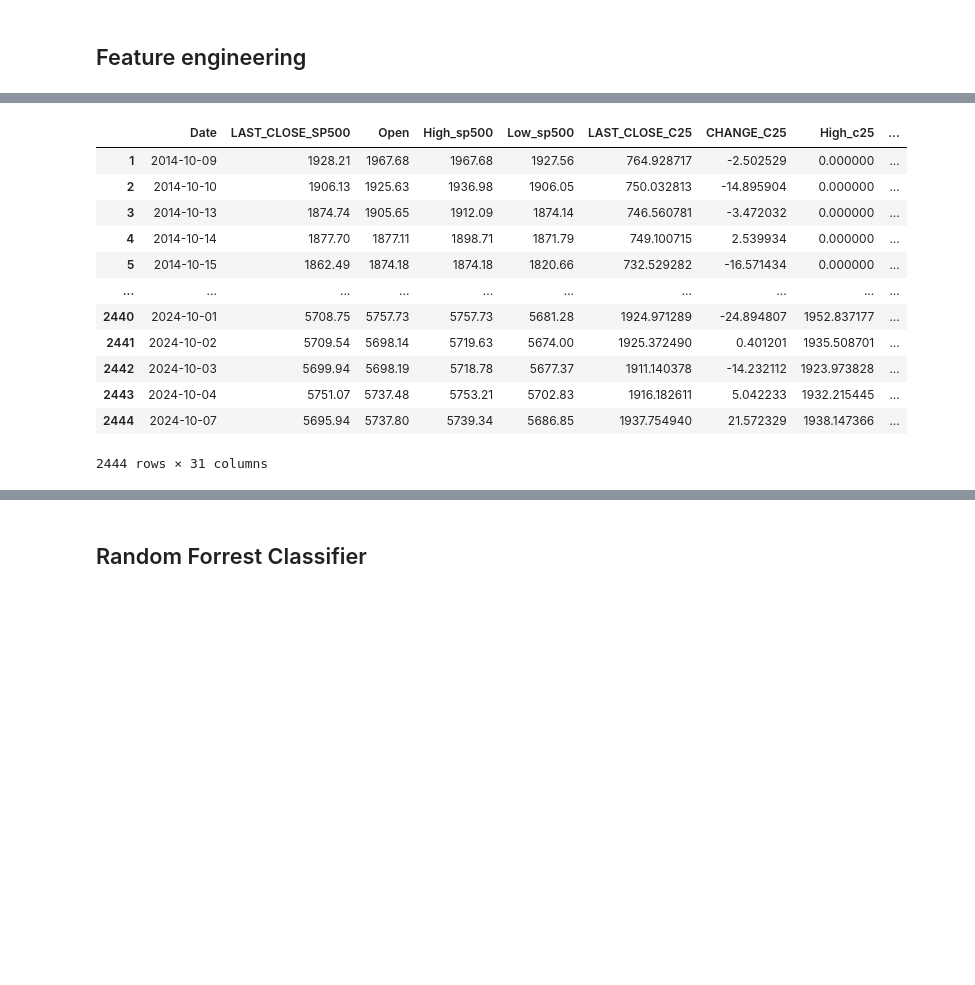
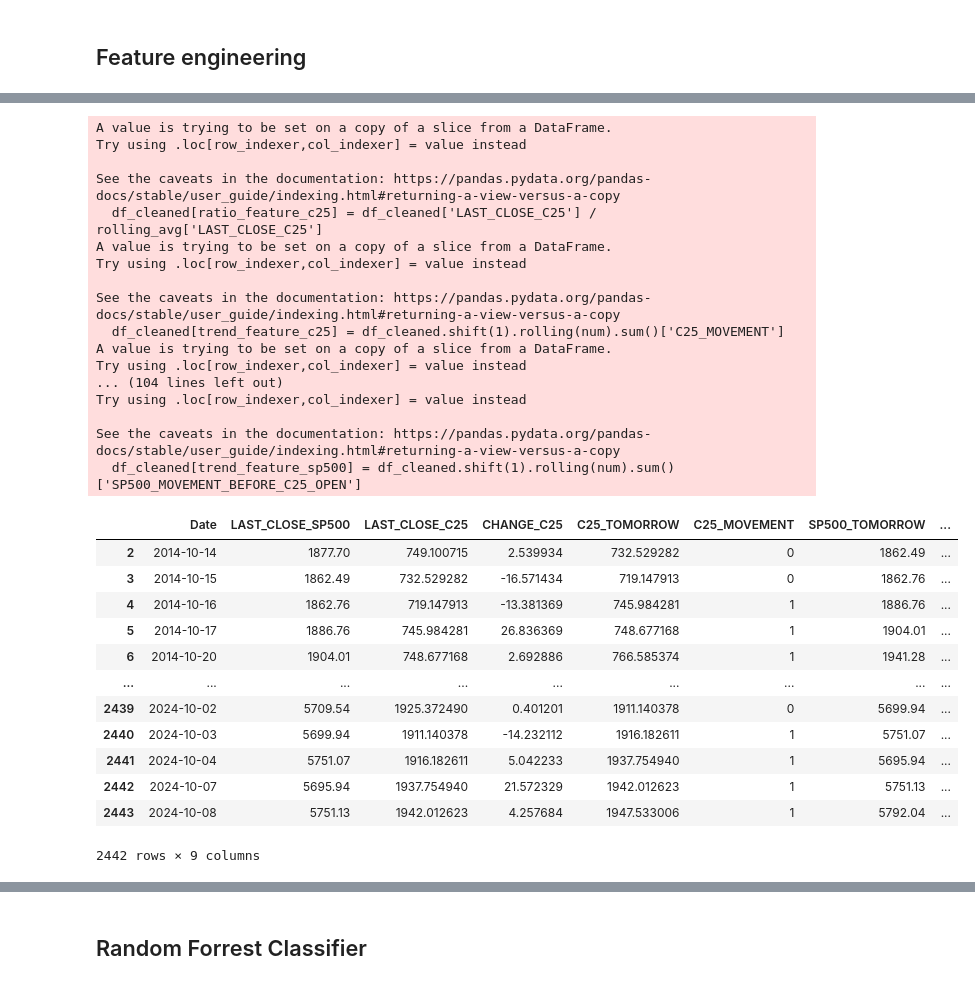
Before and after one commit to badranyoussef/bi-exam-project-stock, a Jupyter notebook: notebooks/new_data.ipynb, the cells around one changed output, grey strips where cells are left out. Saved outputs shown, nothing was run; the diff lists cells and outputs as text; code cells hidden in the pictures; blank space fills up the shorter version.

```diff
--- a/notebooks/new_data.ipynb
+++ b/notebooks/new_data.ipynb
@@ -122,2 +197,5 @@ df = df.rename(columns={'Close/Last':'LAST_CLOSE_SP500', 'Index Value':'LAST_CLO
 # %% [markdown]
 ## Feature engineering
+# %%
+df_cleaned = df.set_index('Date')
+df_cleaned.columns
@@ -123,0 +204,10 @@ df = df.rename(columns={'Close/Last':'LAST_CLOSE_SP500', 'Index Value':'LAST_CLO
+# %%
+df_cleaned['C25_TOMORROW'] = df_cleaned['LAST_CLOSE_C25'].shift(-1)
+df_cleaned['C25_MOVEMENT'] = (df_cleaned['C25_TOMORROW'] > df_cleaned['LAST_CLOSE_C25']).astype(int)
+
+df_cleaned['SP500_TOMORROW'] = df_cleaned['LAST_CLOSE_SP500'].shift(-1)
+df_cleaned['SP500_MOVEMENT'] = (df_cleaned['SP500_TOMORROW'] > df_cleaned['LAST_CLOSE_SP500']).astype(int)
+
+df_cleaned['SP500_MOVEMENT_BEFORE_C25_OPEN'] = df_cleaned['SP500_MOVEMENT'].shift(1)
+
+df_cleaned
@@ -124 +229,3 @@ df = df.rename(columns={'Close/Last':'LAST_CLOSE_SP500', 'Index Value':'LAST_CLO
+# %%
+df_cleaned = df_cleaned.dropna()
 # %%
@@ -135,8 +237 @@ Index(['Date', 'LAST_CLOSE_SP500', 'Open', 'High_sp500', 'Low_sp500',
       dtype='object')
-# %%
-df['CHANGE_SP500'] = df['LAST_CLOSE_SP500'] - df['LAST_CLOSE_SP500'].shift(1)
-df['C25_MOVEMENT'] = (df['CHANGE_C25'] > 0).astype(int)
-df['SP500_MOVEMENT_SAME_DAY'] = df['CHANGE_SP500'].shift(1)
-df['C25_MOVEMENT_YESTERDAY'] = df['C25_MOVEMENT'].shift(1)
-df['SP500_MOVEMENT_YESTERDAY'] = df['CHANGE_SP500'].shift(2)
-df
@@ -173,32 +238,52 @@ df.dropna()
 # %%
 # Create rolling averages
 days = [3, 5, 10, 15, 20, 65, 130, 260] # 3 days, 1,2,3,4 weeks, 3,6,12 months
 
 for num in days:
     # To calculate the rolling average for days for the data frame
-    rolling_avg = df.drop(columns='Date').rolling(num).mean()
+    rolling_avg = df_cleaned.rolling(num).mean()
     # Then we use the rolling average for the LAST_CLOSE_SP500 and _C25
     # to see the ratio between the close today and days ago
+    #ratio_feature_sp500 = f'C25_CLOSE_RATIO_{num}'
     #df[f'SP500_CLOSE_RATIO_{num}'] = df['LAST_CLOSE_SP500'] / rolling_avg['LAST_CLOSE_SP500']
-    ratio_feature = f'C25_CLOSE_RATIO_{num}'
-    df[ratio_feature] = df['LAST_CLOSE_C25'] / rolling_avg['LAST_CLOSE_C25']
+    ratio_feature_c25 = f'C25_CLOSE_RATIO_{num}'
+    df_cleaned[ratio_feature_c25] = df_cleaned['LAST_CLOSE_C25'] / rolling_avg['LAST_CLOSE_C25']
 
     # Takes the trend of the change over X-days and adds the result to next row
-    trend_feature = f'Trend_{num}'
-    df[trend_feature] = df.drop(columns='Date').shift(1).rolling(num).sum()['C25_MOVEMENT']
+    trend_feature_c25 = f'C25_Trend_{num}'
+    df_cleaned[trend_feature_c25] = df_cleaned.shift(1).rolling(num).sum()['C25_MOVEMENT']
+    trend_feature_sp500 = f'SP500_Trend_{num}'
+    df_cleaned[trend_feature_sp500] = df_cleaned.shift(1).rolling(num).sum()['SP500_MOVEMENT_BEFORE_C25_OPEN']
 
 df
 # %% [output]
+A value is trying to be set on a copy of a slice from a DataFrame.
+Try using .loc[row_indexer,col_indexer] = value instead
+
+See the caveats in the documentation: https://pandas.pydata.org/pandas-docs/stable/user_guide/indexing.html#returning-a-view-versus-a-copy
+  df_cleaned[ratio_feature_c25] = df_cleaned['LAST_CLOSE_C25'] / rolling_avg['LAST_CLOSE_C25']
+A value is trying to be set on a copy of a slice from a DataFrame.
+Try using .loc[row_indexer,col_indexer] = value instead
+
+See the caveats in the documentation: https://pandas.pydata.org/pandas-docs/stable/user_guide/indexing.html#returning-a-view-versus-a-copy
+  df_cleaned[trend_feature_c25] = df_cleaned.shift(1).rolling(num).sum()['C25_MOVEMENT']
+A value is trying to be set on a copy of a slice from a DataFrame.
+Try using .loc[row_indexer,col_indexer] = value instead
+... (104 lines left out)
+Try using .loc[row_indexer,col_indexer] = value instead
+
+See the caveats in the documentation: https://pandas.pydata.org/pandas-docs/stable/user_guide/indexing.html#returning-a-view-versus-a-copy
+  df_cleaned[trend_feature_sp500] = df_cleaned.shift(1).rolling(num).sum()['SP500_MOVEMENT_BEFORE_C25_OPEN']
-|  | Date | LAST_CLOSE_SP500 | Open | High_sp500 | Low_sp500 | LAST_CLOSE_C25 | CHANGE_C25 | High_c25 | ... |
-| 1 | 2014-10-09 | 1928.21 | 1967.68 | 1967.68 | 1927.56 | 764.928717 | -2.502529 | 0.000000 | ... |
-| 2 | 2014-10-10 | 1906.13 | 1925.63 | 1936.98 | 1906.05 | 750.032813 | -14.895904 | 0.000000 | ... |
-| 3 | 2014-10-13 | 1874.74 | 1905.65 | 1912.09 | 1874.14 | 746.560781 | -3.472032 | 0.000000 | ... |
-| 4 | 2014-10-14 | 1877.70 | 1877.11 | 1898.71 | 1871.79 | 749.100715 | 2.539934 | 0.000000 | ... |
-| 5 | 2014-10-15 | 1862.49 | 1874.18 | 1874.18 | 1820.66 | 732.529282 | -16.571434 | 0.000000 | ... |
-| ... | ... | ... | ... | ... | ... | ... | ... | ... | ... |
-| 2440 | 2024-10-01 | 5708.75 | 5757.73 | 5757.73 | 5681.28 | 1924.971289 | -24.894807 | 1952.837177 | ... |
-| 2441 | 2024-10-02 | 5709.54 | 5698.14 | 5719.63 | 5674.00 | 1925.372490 | 0.401201 | 1935.508701 | ... |
-| 2442 | 2024-10-03 | 5699.94 | 5698.19 | 5718.78 | 5677.37 | 1911.140378 | -14.232112 | 1923.973828 | ... |
-| 2443 | 2024-10-04 | 5751.07 | 5737.48 | 5753.21 | 5702.83 | 1916.182611 | 5.042233 | 1932.215445 | ... |
-| 2444 | 2024-10-07 | 5695.94 | 5737.80 | 5739.34 | 5686.85 | 1937.754940 | 21.572329 | 1938.147366 | ... |
+|  | Date | LAST_CLOSE_SP500 | LAST_CLOSE_C25 | CHANGE_C25 | C25_TOMORROW | C25_MOVEMENT | SP500_TOMORROW | ... |
+| 2 | 2014-10-14 | 1877.70 | 749.100715 | 2.539934 | 732.529282 | 0 | 1862.49 | ... |
+| 3 | 2014-10-15 | 1862.49 | 732.529282 | -16.571434 | 719.147913 | 0 | 1862.76 | ... |
+| 4 | 2014-10-16 | 1862.76 | 719.147913 | -13.381369 | 745.984281 | 1 | 1886.76 | ... |
+| 5 | 2014-10-17 | 1886.76 | 745.984281 | 26.836369 | 748.677168 | 1 | 1904.01 | ... |
+| 6 | 2014-10-20 | 1904.01 | 748.677168 | 2.692886 | 766.585374 | 1 | 1941.28 | ... |
+| ... | ... | ... | ... | ... | ... | ... | ... | ... |
+| 2439 | 2024-10-02 | 5709.54 | 1925.372490 | 0.401201 | 1911.140378 | 0 | 5699.94 | ... |
+| 2440 | 2024-10-03 | 5699.94 | 1911.140378 | -14.232112 | 1916.182611 | 1 | 5751.07 | ... |
+| 2441 | 2024-10-04 | 5751.07 | 1916.182611 | 5.042233 | 1937.754940 | 1 | 5695.94 | ... |
+| 2442 | 2024-10-07 | 5695.94 | 1937.754940 | 21.572329 | 1942.012623 | 1 | 5751.13 | ... |
+| 2443 | 2024-10-08 | 5751.13 | 1942.012623 | 4.257684 | 1947.533006 | 1 | 5792.04 | ... |
-2444 rows × 31 columns
+2442 rows × 9 columns
```
Also changed, not shown: parts of 43 cells of this notebook, 5 other files.
